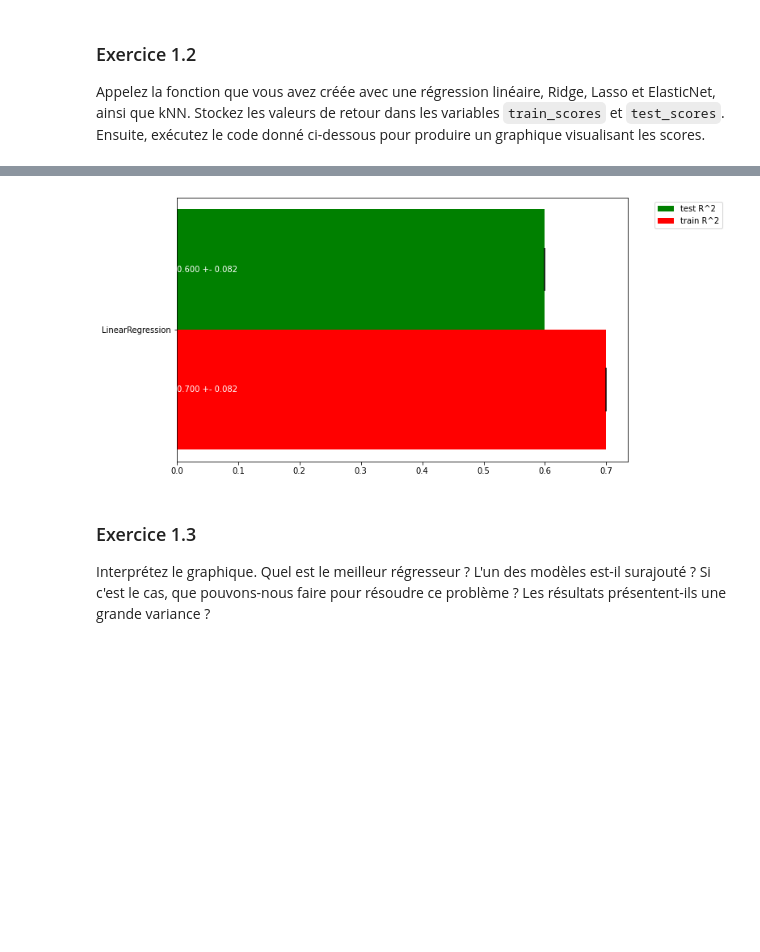
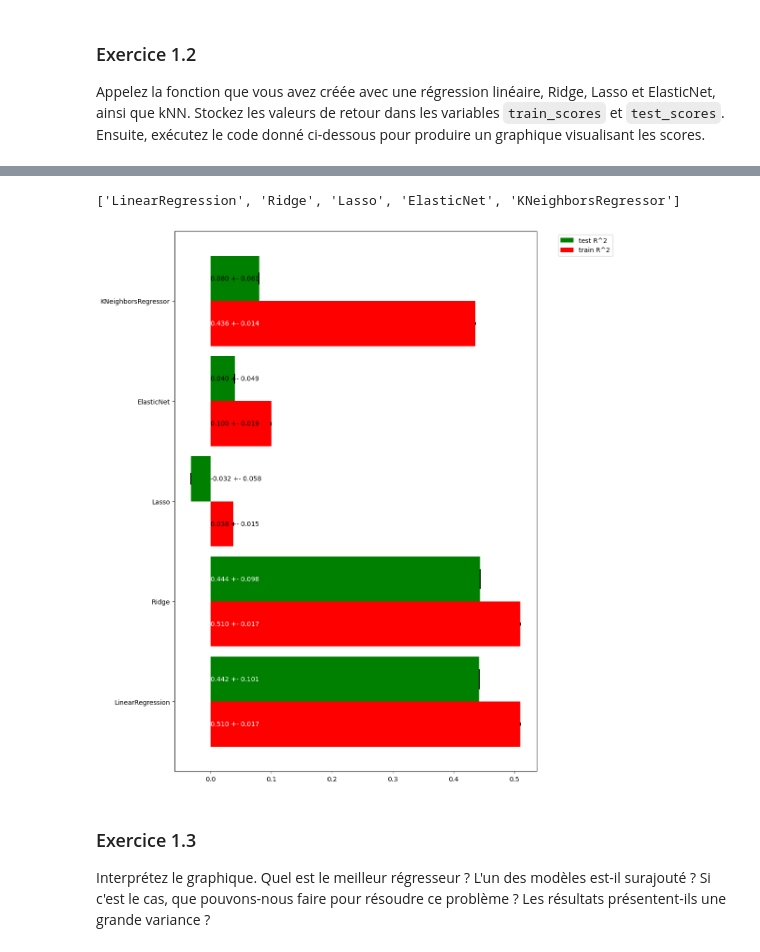
Before and after one commit to Staures92/Formation_Intermediaire, a Jupyter notebook: Machine Learning/2.1. Lab 3 - Linear Models for Regression.ipynb, the cells around one changed output, grey strips where cells are left out. Drawn from its saved outputs; the diff is of its cells as text; code cells hidden in the pictures; blank space fills up the shorter version.

```diff
--- a/Machine Learning/2.1. Lab 3 - Linear Models for Regression.ipynb
+++ b/Machine Learning/2.1. Lab 3 - Linear Models for Regression.ipynb
@@ -147,0 +147,8 @@ train_scores, test_scores = [[0.6,0.7,0.8]], [[0.5,0.6,0.7]]
+# %%
+# Call the function and store the results
+results = evaluate_learners(classifiers, X, y)
+
+# Extract train and test score vectors
+train_scores = [score[1] for score in results['Train Scores']]
+test_scores= [score[1] for score in results['Test Scores']]
+train_scores,test_scores
@@ -148,22 +166,32 @@ train_scores, test_scores = [[0.6,0.7,0.8]], [[0.5,0.6,0.7]]
+# %%
+# Plot a bar chart of the train and test scores of all the classifiers, including the variance as error bars
+# Prepare data for plotting
+model_names = [score[0] for score in results['Train Scores']]
+# %%
+model_names
+# %% [output]
+['LinearRegression', 'Ridge', 'Lasso', 'ElasticNet', 'KNeighborsRegressor']
 # %%
 # Plot a bar chart of the train and test scores of all the classifiers, including the variance as error bars
-fig, ax = plt.subplots(figsize=(10,6))
+fig, ax = plt.subplots(figsize=(10,15))
 width=0.45
 
-ax.barh(np.arange(len(train_scores)), np.mean(test_scores, axis=1), width,
+ax.barh(np.arange(len(model_names)), np.mean(test_scores, axis=1), width,
         yerr= np.std(test_scores, axis=1), color='green', label='test R^2')
 ax.barh(np.arange(len(train_scores))-width, np.mean(train_scores, axis=1), width,
         yerr= np.std(train_scores, axis=1), color='red', label='train R^2')
 for i, te, tr in zip(np.arange(len(train_scores)),test_scores,train_scores):
     ax.text(0, i, "{:.3f} +- {:.3f}".format(np.mean(te),np.std(te)), color=('white' if np.mean(te)>0.1 else 'black'), va='center')
     ax.text(0, i-width, "{:.3f} +- {:.3f}".format(np.mean(tr),np.std(tr)), color=('white' if np.mean(tr)>0.1 else 'black'), va='center')
-labels = [c.__class__.__name__ if not hasattr(c, 'steps') else c.steps[0][0] + "_" + c.steps[1][0] for c in models]
-ax.set(yticks=np.arange(len(train_scores))-width/2, yticklabels=labels)
+labels = [c.__class__.__name__ if not hasattr(c, 'steps') else c.steps[0][0] + "_" + c.steps[1][0] for c in model_names]
+ax.set(yticks=np.arange(len(model_names))-width/2, yticklabels=model_names)
+#ax.set_yticks(np.arange(len(model_names)) - width/2)
+#ax.set_yticklabels(model_names)
 ax.legend(bbox_to_anchor=(1.05, 1), loc=2)
 
 plt.show()
 # %% [output]
-[figure, old version]
+[figure, new version]
 # %% [markdown]
 ### Exercice 1.3
 Interprétez le graphique. Quel est le meilleur régresseur ? L'un des modèles est-il surajouté ? Si c'est le cas, que pouvons-nous faire pour résoudre ce problème ? Les résultats présentent-ils une grande variance ?
```
Also changed, not shown: parts of 17 cells of this notebook, 1 other file.
